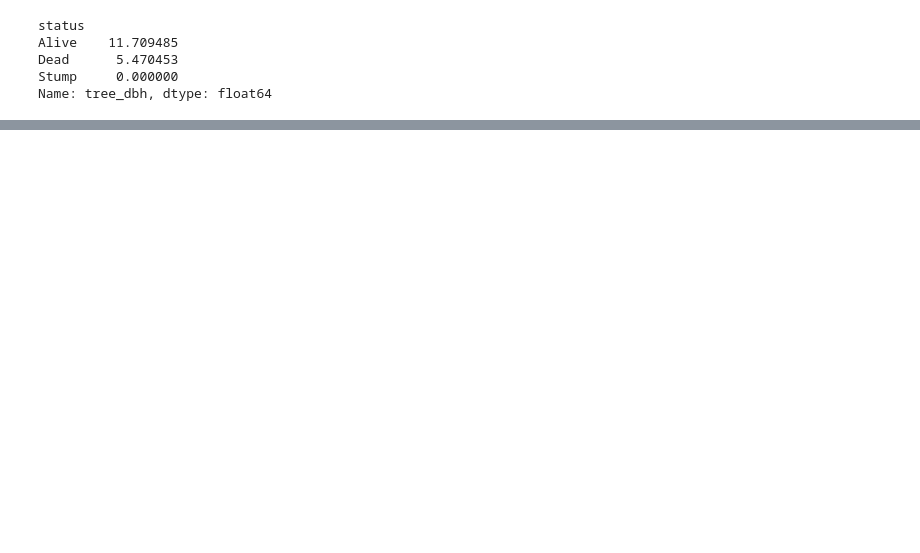
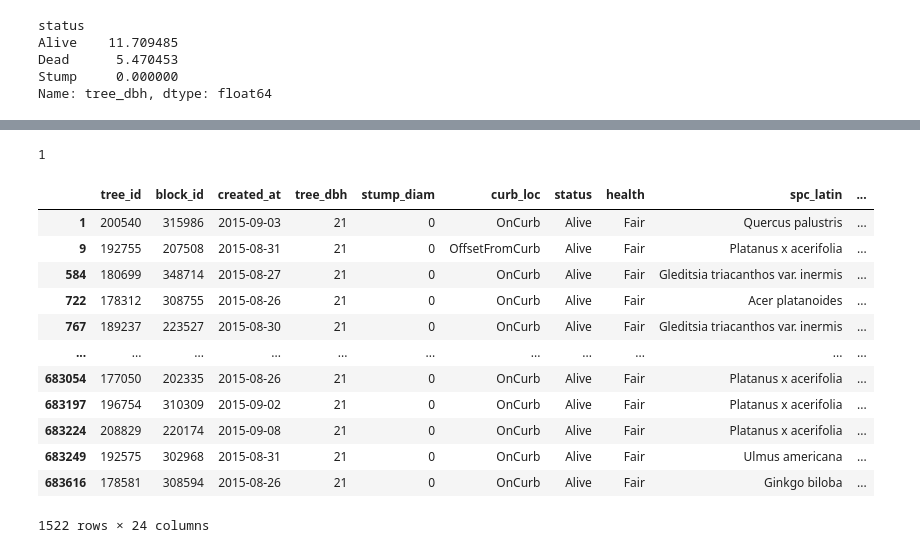
Before and after one commit to Majoka2001/NY-Trees-Data-2015, a Jupyter notebook: NYC_trees_dataset.ipynb, the cells around one changed output, grey strips where cells are left out. Cells and saved outputs as stored; diff of their text form; code cells hidden in the pictures; blank space fills up the shorter version.

Commit message:
Dataframe after typecasting and initial EDA.

```diff
--- a/NYC_trees_dataset.ipynb
+++ b/NYC_trees_dataset.ipynb
@@ -140,0 +172,34 @@ Name: tree_dbh, dtype: float64
+# %%
+df['cncldist'] = df['cncldist'].astype(str)
+df['st_assem'] = df['st_assem'].astype(str)
+df['st_senate'] = df['st_senate'].astype(str)
+# %%
+df['state'].nunique()
+# %% [output]
+1
+# %%
+tree_census=df.copy()
+# %%
+tree_census.drop(columns=['address', 'postcode',
+       'zip_city', 'community board', 'borocode', 'borough', 'cncldist',
+       'st_assem', 'st_senate', 'nta', 'nta_name', 'boro_ct', 'state',
+       'latitude', 'longitude', 'x_sp', 'y_sp', 'council district',
+       'census tract', 'bin', 'bbl'], inplace=True)
+# %%
+tree_census['created_at']=pd.to_datetime(df['created_at'])
+# %%
+tree_census[(tree_census['tree_dbh']==21)&(tree_census['health']=='Fair')]
+# %% [output]
+|  | tree_id | block_id | created_at | tree_dbh | stump_diam | curb_loc | status | health | spc_latin | ... |
+| 1 | 200540 | 315986 | 2015-09-03 | 21 | 0 | OnCurb | Alive | Fair | Quercus palustris | ... |
+| 9 | 192755 | 207508 | 2015-08-31 | 21 | 0 | OffsetFromCurb | Alive | Fair | Platanus x acerifolia | ... |
+| 584 | 180699 | 348714 | 2015-08-27 | 21 | 0 | OnCurb | Alive | Fair | Gleditsia triacanthos var. inermis | ... |
+| 722 | 178312 | 308755 | 2015-08-26 | 21 | 0 | OnCurb | Alive | Fair | Acer platanoides | ... |
+| 767 | 189237 | 223527 | 2015-08-30 | 21 | 0 | OnCurb | Alive | Fair | Gleditsia triacanthos var. inermis | ... |
+| ... | ... | ... | ... | ... | ... | ... | ... | ... | ... | ... |
+| 683054 | 177050 | 202335 | 2015-08-26 | 21 | 0 | OnCurb | Alive | Fair | Platanus x acerifolia | ... |
+| 683197 | 196754 | 310309 | 2015-09-02 | 21 | 0 | OnCurb | Alive | Fair | Platanus x acerifolia | ... |
+| 683224 | 208829 | 220174 | 2015-09-08 | 21 | 0 | OnCurb | Alive | Fair | Platanus x acerifolia | ... |
+| 683249 | 192575 | 302968 | 2015-08-31 | 21 | 0 | OnCurb | Alive | Fair | Ulmus americana | ... |
+| 683616 | 178581 | 308594 | 2015-08-26 | 21 | 0 | OnCurb | Alive | Fair | Ginkgo biloba | ... |
+1522 rows × 24 columns
```
Also changed, not shown: parts of 10 cells of this notebook.
